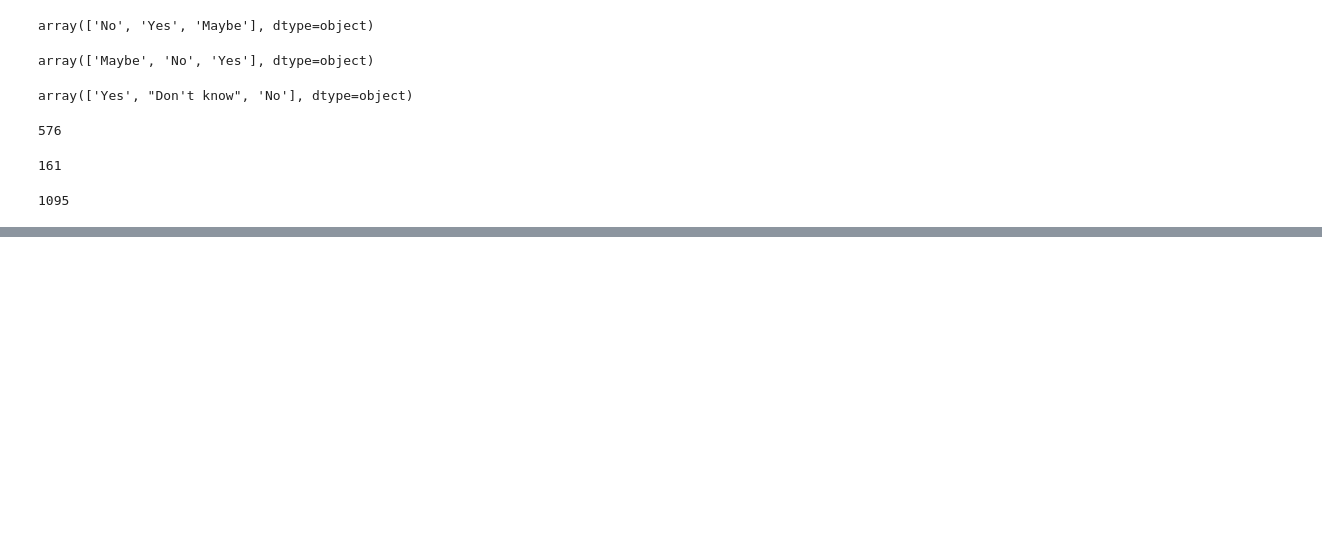
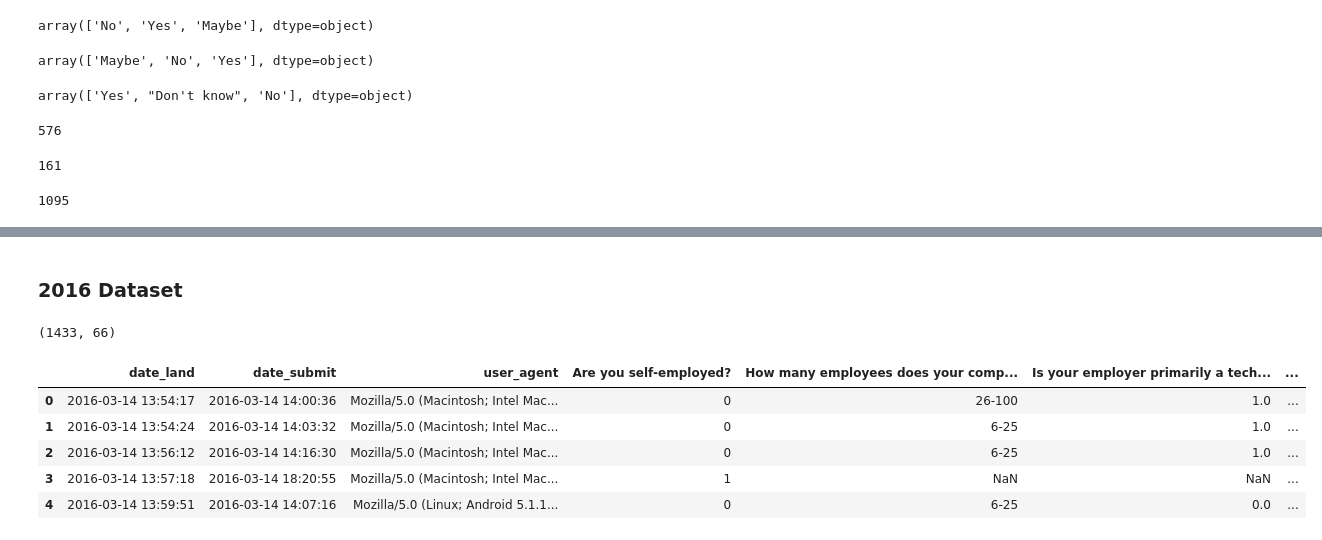
Before and after one commit to phuongho43/cogs108-mental_health, a Jupyter notebook: FinalProject.ipynb, the cells around one changed output, grey strips where cells are left out. Cells and saved outputs as stored; diff of their text form; code cells hidden in the pictures; blank space fills up the shorter version.

```diff
--- a/FinalProject.ipynb
+++ b/FinalProject.ipynb
@@ -320,0 +368,15 @@ len(mental14_df.loc[mental14_df.comments.isnull()])
+# %% [markdown]
+### 2016 Dataset
+# %%
+mental16_df.shape
+# %% [output]
+(1433, 66)
+# %%
+mental16_df.head()
+# %% [output]
+|  | date_land | date_submit | user_agent | Are you self-employed? | How many employees does your comp... | Is your employer primarily a tech... | ... |
+| 0 | 2016-03-14 13:54:17 | 2016-03-14 14:00:36 | Mozilla/5.0 (Macintosh; Intel Mac... | 0 | 26-100 | 1.0 | ... |
+| 1 | 2016-03-14 13:54:24 | 2016-03-14 14:03:32 | Mozilla/5.0 (Macintosh; Intel Mac... | 0 | 6-25 | 1.0 | ... |
+| 2 | 2016-03-14 13:56:12 | 2016-03-14 14:16:30 | Mozilla/5.0 (Macintosh; Intel Mac... | 0 | 6-25 | 1.0 | ... |
+| 3 | 2016-03-14 13:57:18 | 2016-03-14 18:20:55 | Mozilla/5.0 (Macintosh; Intel Mac... | 1 | NaN | NaN | ... |
+| 4 | 2016-03-14 13:59:51 | 2016-03-14 14:07:16 | Mozilla/5.0 (Linux; Android 5.1.1... | 0 | 6-25 | 0.0 | ... |
```
Also changed, not shown: parts of 18 cells of this notebook.
